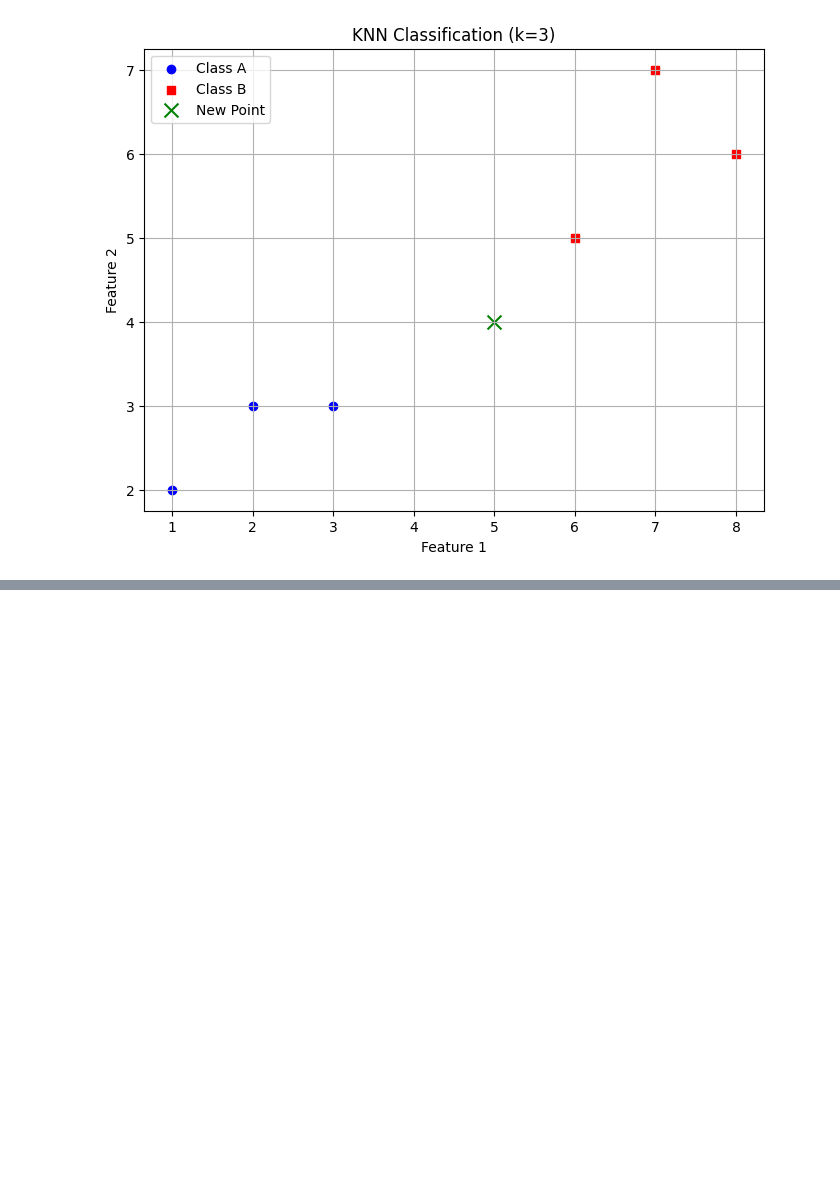
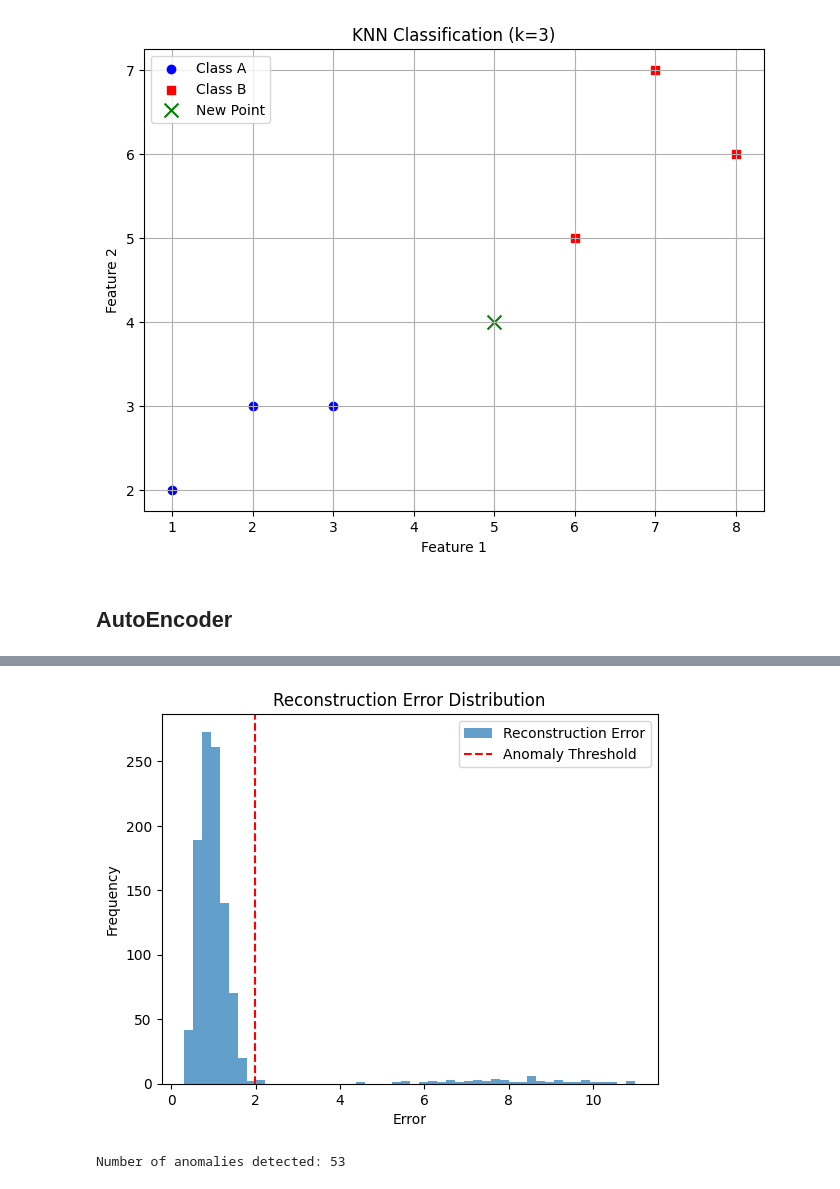
Before and after one commit to mghasemi19/Anomaly-detection-HEP, a Jupyter notebook: Tutorial1.ipynb, the cells around one changed output, grey strips where cells are left out. Cells and saved outputs as stored; diff of their text form; code cells hidden in the pictures; blank space fills up the shorter version.

Commit message:
AutoEncoder for anomaly detection

```diff
--- a/Tutorial1.ipynb
+++ b/Tutorial1.ipynb
@@ -644,3 +646,79 @@ X shape:(6, 2)
 y shape:(6,)
 Predicted Class: A
 [figure]
+# %% [markdown]
+## AutoEncoder
+# %%
+import torch
+import torch.nn as nn
+
+# Example dataset
+np.random.seed(0)
+normal_data = np.random.normal(loc=0, scale=1, size=(1000, 20))
+anomalous_data = np.random.uniform(low=-5, high=5, size=(50, 20))
+data = np.vstack([normal_data, anomalous_data])
+np.random.shuffle(data)
+
+# Split data
+train_data = torch.tensor(normal_data, dtype=torch.float32)  # Train only on normal data
+test_data = torch.tensor(data, dtype=torch.float32)  # Test on both normal and anomalous data
+
+# Autoencoder model
+class Autoencoder(nn.Module):
+    def __init__(self, input_dim, hidden_dim):
+        super(Autoencoder, self).__init__()
+        self.encoder = nn.Sequential(
+            nn.Linear(input_dim, hidden_dim),
+            nn.ReLU(),
+            nn.Linear(hidden_dim, hidden_dim // 2),
+            nn.ReLU()
+        )
+        self.decoder = nn.Sequential(
+            nn.Linear(hidden_dim // 2, hidden_dim),
+            nn.ReLU(),
+            nn.Linear(hidden_dim, input_dim)
+        )
+
+    def forward(self, x):
+        z = self.encoder(x)
+        x_recon = self.decoder(z)
+        return x_recon
+
+# Initialize model, loss function, and optimizer
+input_dim = 20
+hidden_dim = 10
+model = Autoencoder(input_dim, hidden_dim)
+criterion = nn.MSELoss()
+optimizer = torch.optim.Adam(model.parameters(), lr=0.001)
+
+# Train the autoencoder
+epochs = 50
+for epoch in range(epochs):
+    model.train()
+    optimizer.zero_grad()
+    output = model(train_data)
+    loss = criterion(output, train_data)
+    loss.backward()
+    optimizer.step()
+    if epoch % 10 == 0:
+        print(f"Epoch {epoch}, Loss: {loss.item():.4f}")
+
+# Test the model and compute reconstruction errors
+model.eval()
+reconstructed = model(test_data).detach().numpy()
+reconstruction_errors = np.mean((test_data.numpy() - reconstructed) ** 2, axis=1)
+
+# Plot reconstruction error
+plt.hist(reconstruction_errors, bins=50, alpha=0.7, label="Reconstruction Error")
+plt.axvline(x=np.percentile(reconstruction_errors, 95), color='red', linestyle='--', label="Anomaly Threshold")
+plt.title("Reconstruction Error Distribution")
+plt.xlabel("Error")
+plt.ylabel("Frequency")
+plt.legend()
+plt.show()
+
+# Identify anomalies
+threshold = np.percentile(reconstruction_errors, 95)
+anomalies = np.where(reconstruction_errors > threshold)[0]
+print(f"Number of anomalies detected: {len(anomalies)}")
+# %% [output]
@@ -646,0 +730,2 @@ Predicted Class: A
+[figure, added]
+Number of anomalies detected: 53
```
Also changed, not shown: parts of 3 cells of this notebook.
